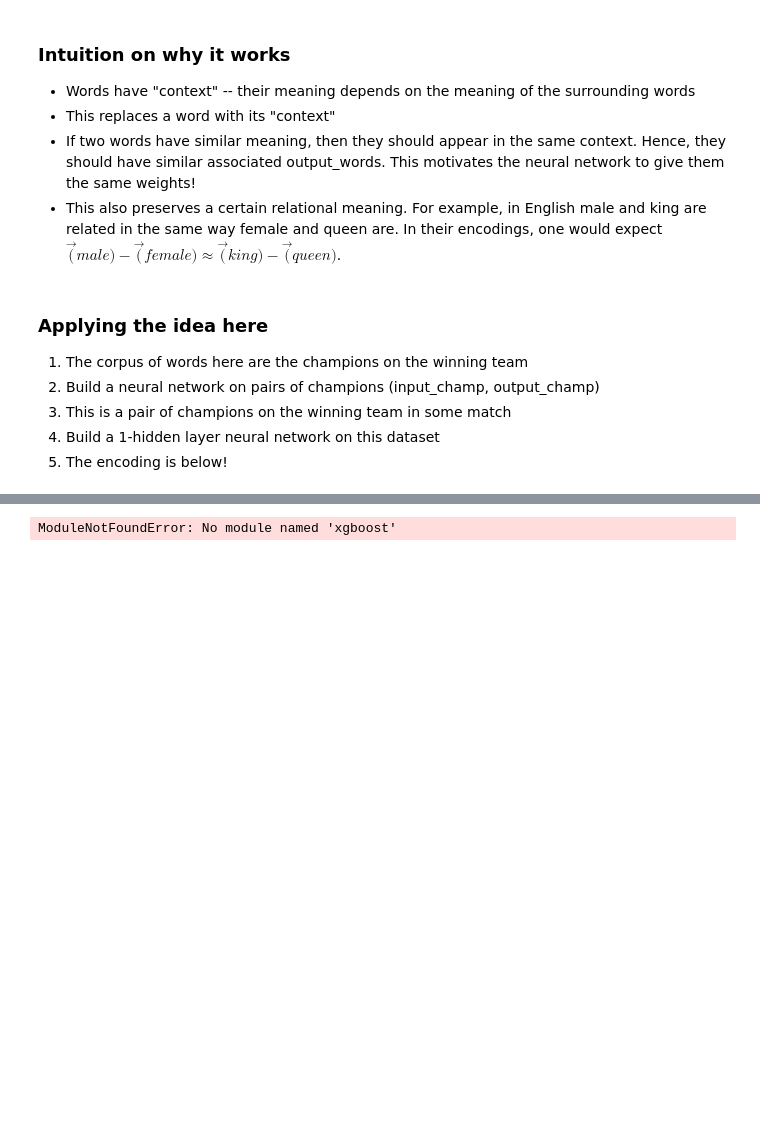
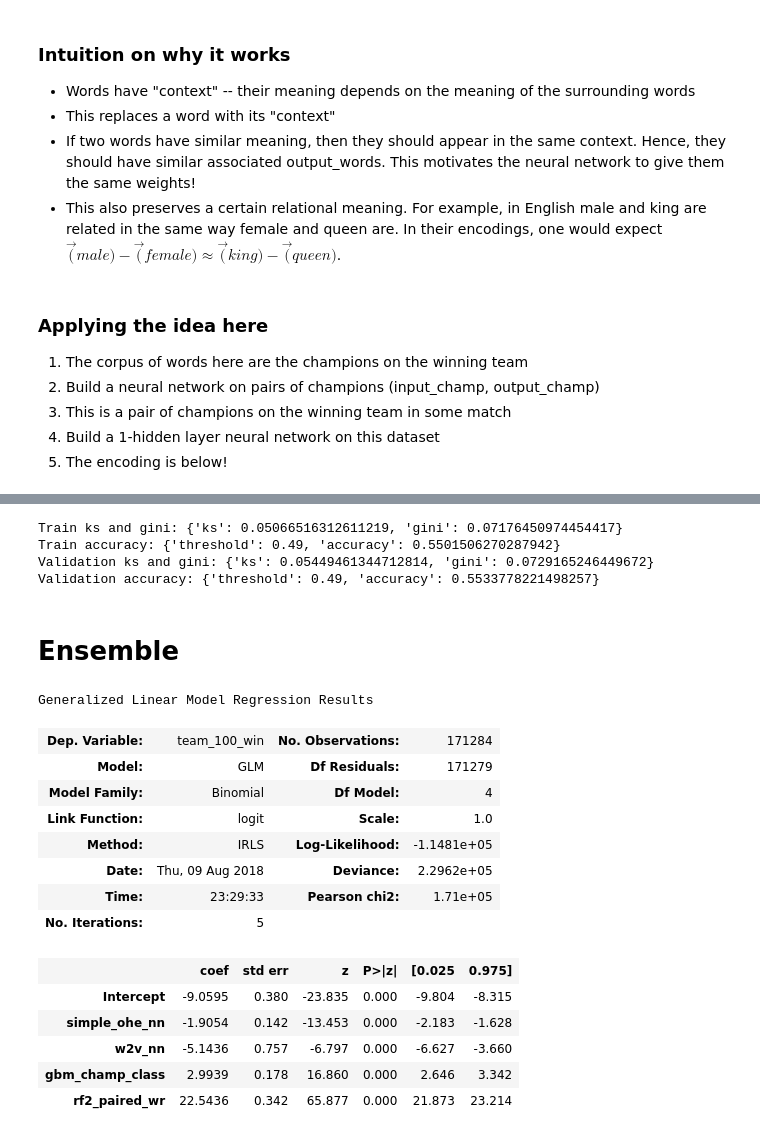
Before and after one commit to bushal01/league-ml2, a Jupyter notebook: notebooks/presentation.ipynb, the cells around one changed output, grey strips where cells are left out. Drawn from its saved outputs; the diff is of its cells as text; code cells hidden in the pictures; blank space fills up the shorter version.

```diff
--- a/notebooks/presentation.ipynb
+++ b/notebooks/presentation.ipynb
@@ -452,0 +487,17 @@ weights.head()
+# %%
+X_train6 = train[lane_cols]
+X_validation6 = valid[lane_cols]
+
+for champ in champs:
+    X_train6[champ] = 0
+    X_validation6[champ] = 0
+    for col in lane_cols:
+        if col[0:3] == '100':
+            X_train6[champ][X_train6[col] == champ] = 1
+            X_validation6[champ][X_validation6[col] == champ] = 1
+        else:
+            X_train6[champ][X_train6[col] == champ] = -1
+            X_validation6[champ][X_validation6[col] == champ] = -1
+X_train6.drop(lane_cols, inplace=True, axis=1)
+X_validation6.drop(lane_cols, inplace=True, axis=1)
+print(X_train6.shape)
@@ -452,0 +519,14 @@ weights.head()
+# %%
+train_pred = model.predict(X_train6)
+print("Train ks and gini: " + str(mpf.ks_gini(Y_train, train_pred[:,0])))
+print("Train accuracy: " + str(mpf.best_threshold(Y_train, train_pred[:,0])))
+valid_pred = model.predict(X_validation6)
+print("Validation ks and gini: " + str(mpf.ks_gini(Y_validation, valid_pred[:,0])))
+print("Validation accuracy: " + str(mpf.best_threshold(Y_validation, valid_pred[:,0])))
+# %% [output]
+Train ks and gini: {'ks': 0.05066516312611219, 'gini': 0.07176450974454417}
+Train accuracy: {'threshold': 0.49, 'accuracy': 0.5501506270287942}
+Validation ks and gini: {'ks': 0.05449461344712814, 'gini': 0.0729165246449672}
+Validation accuracy: {'threshold': 0.49, 'accuracy': 0.5533778221498257}
+# %% [markdown]
+# Ensemble
@@ -453,7 +539,19 @@ weights.head()
 # %%
-# Basic Logistic model
-formula = 'team_100_win ~ C(RED_TOP_SOLO) + C(RED_MIDDLE_SOLO) + C(RED_JUNGLE_NONE) + C(RED_BOTTOM_DUO_CARRY) + C(BLUE_BOTTOM_DUO_SUPPORT)'
-basic_logistic = smf.glm(formula=formula, data=train, family=sm.families.Binomial()).fit()
-basic_logistic.summary()
+ensemble_logistic = smf.glm(formula=ensemble_formula, data=ensemble_train, family=sm.families.Binomial()).fit()
+ensemble_logistic.summary()
 # %% [output]
-ModuleNotFoundError: No module named 'xgboost'
+Generalized Linear Model Regression Results
+| Dep. Variable: | team_100_win | No. Observations: | 171284 |
+| Model: | GLM | Df Residuals: | 171279 |
+| Model Family: | Binomial | Df Model: | 4 |
+| Link Function: | logit | Scale: | 1.0 |
+| Method: | IRLS | Log-Likelihood: | -1.1481e+05 |
+| Date: | Thu, 09 Aug 2018 | Deviance: | 2.2962e+05 |
+| Time: | 23:29:33 | Pearson chi2: | 1.71e+05 |
+| No. Iterations: | 5 |  |  |
+|  | coef | std err | z | P>|z| | [0.025 | 0.975] |
+| Intercept | -9.0595 | 0.380 | -23.835 | 0.000 | -9.804 | -8.315 |
+| simple_ohe_nn | -1.9054 | 0.142 | -13.453 | 0.000 | -2.183 | -1.628 |
+| w2v_nn | -5.1436 | 0.757 | -6.797 | 0.000 | -6.627 | -3.660 |
+| gbm_champ_class | 2.9939 | 0.178 | 16.860 | 0.000 | 2.646 | 3.342 |
+| rf2_paired_wr | 22.5436 | 0.342 | 65.877 | 0.000 | 21.873 | 23.214 |
```
Also changed, not shown: parts of 19 cells of this notebook.
